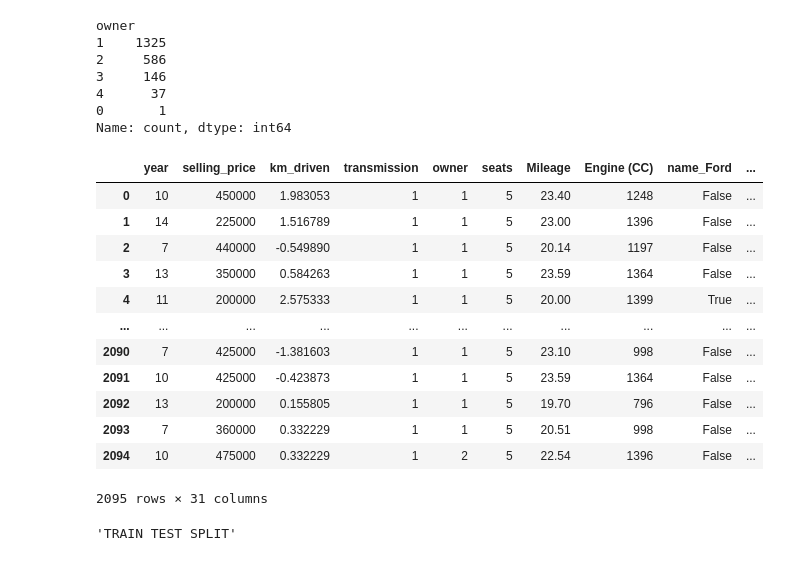
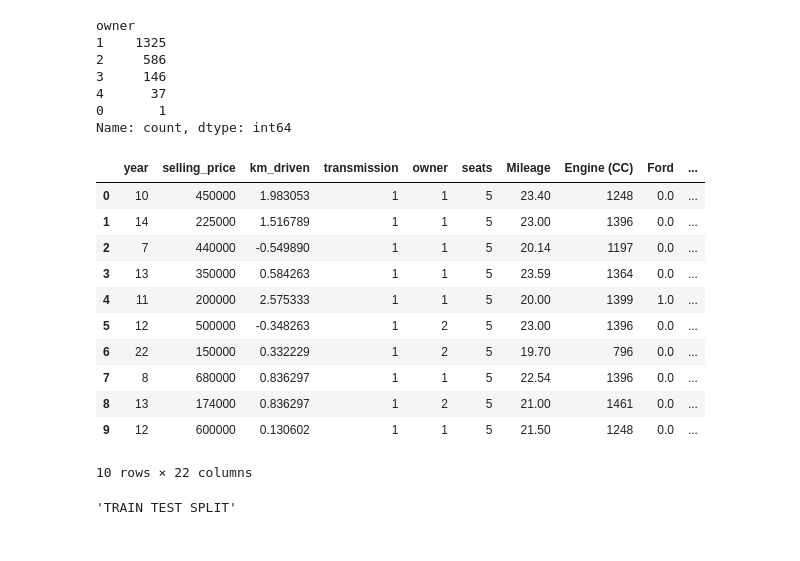
Before and after one commit to Aifedayo/data-science-maths, a Jupyter notebook: Projects/flask_server_car_price_pred/model/car-prices-prediction-model-v2.ipynb, the cells around one changed output. Cells and saved outputs as stored; diff of their text form; code cells hidden in the pictures.

```diff
--- a/Projects/flask_server_car_price_pred/model/car-prices-prediction-model-v2.ipynb
+++ b/Projects/flask_server_car_price_pred/model/car-prices-prediction-model-v2.ipynb
@@ -307,28 +307,31 @@ cols_to_encode = ['name', 'fuel', 'seller_type']
 
 ohe = OneHotEncoder(sparse_output=False, handle_unknown='ignore', drop='first')
 ohe_data = ohe.fit_transform(clean_df[cols_to_encode])
-
-encoded_df = pd.DataFrame(ohe_data, columns=ohe.get_feature_names_out(cols_to_encode))
+encoded_columns = ohe.get_feature_names_out(cols_to_encode)
+encoded_columns = [
+    '_'.join(col.split('_', 1)) if 'seller_type' in col else col.split('_', 1)[-1]
+    for col in encoded_columns
+]
+encoded_df = pd.DataFrame(ohe_data, columns=encoded_columns)
 
 clean_df = pd.concat([clean_df.drop(columns=cols_to_encode), encoded_df], axis=1)
-# %%
-clean_df
-# %% [output]
-|  | year | selling_price | km_driven | transmission | owner | seats | Mileage | Engine (CC) | name_Ford | ... |
-| 0 | 10 | 450000 | 1.983053 | 1 | 1 | 5 | 23.40 | 1248 | False | ... |
-| 1 | 14 | 225000 | 1.516789 | 1 | 1 | 5 | 23.00 | 1396 | False | ... |
-| 2 | 7 | 440000 | -0.549890 | 1 | 1 | 5 | 20.14 | 1197 | False | ... |
-| 3 | 13 | 350000 | 0.584263 | 1 | 1 | 5 | 23.59 | 1364 | False | ... |
-| 4 | 11 | 200000 | 2.575333 | 1 | 1 | 5 | 20.00 | 1399 | True | ... |
-| ... | ... | ... | ... | ... | ... | ... | ... | ... | ... | ... |
-| 2090 | 7 | 425000 | -1.381603 | 1 | 1 | 5 | 23.10 | 998 | False | ... |
-| 2091 | 10 | 425000 | -0.423873 | 1 | 1 | 5 | 23.59 | 1364 | False | ... |
-| 2092 | 13 | 200000 | 0.155805 | 1 | 1 | 5 | 19.70 | 796 | False | ... |
-| 2093 | 7 | 360000 | 0.332229 | 1 | 1 | 5 | 20.51 | 998 | False | ... |
-| 2094 | 10 | 475000 | 0.332229 | 1 | 2 | 5 | 22.54 | 1396 | False | ... |
-2095 rows × 31 columns
 # %%
 df = clean_df.copy()
+# %%
+df.head(10)
+# %% [output]
+|  | year | selling_price | km_driven | transmission | owner | seats | Mileage | Engine (CC) | Ford | ... |
+| 0 | 10 | 450000 | 1.983053 | 1 | 1 | 5 | 23.40 | 1248 | 0.0 | ... |
+| 1 | 14 | 225000 | 1.516789 | 1 | 1 | 5 | 23.00 | 1396 | 0.0 | ... |
+| 2 | 7 | 440000 | -0.549890 | 1 | 1 | 5 | 20.14 | 1197 | 0.0 | ... |
+| 3 | 13 | 350000 | 0.584263 | 1 | 1 | 5 | 23.59 | 1364 | 0.0 | ... |
+| 4 | 11 | 200000 | 2.575333 | 1 | 1 | 5 | 20.00 | 1399 | 1.0 | ... |
+| 5 | 12 | 500000 | -0.348263 | 1 | 2 | 5 | 23.00 | 1396 | 0.0 | ... |
+| 6 | 22 | 150000 | 0.332229 | 1 | 2 | 5 | 19.70 | 796 | 0.0 | ... |
+| 7 | 8 | 680000 | 0.836297 | 1 | 1 | 5 | 22.54 | 1396 | 0.0 | ... |
+| 8 | 13 | 174000 | 0.836297 | 1 | 2 | 5 | 21.00 | 1461 | 0.0 | ... |
+| 9 | 12 | 600000 | 0.130602 | 1 | 1 | 5 | 21.50 | 1248 | 0.0 | ... |
+10 rows × 22 columns
 # %%
 """TRAIN TEST SPLIT"""
 # %% [output]
```
Also changed, not shown: parts of 4 cells of this notebook, 6 other files.
